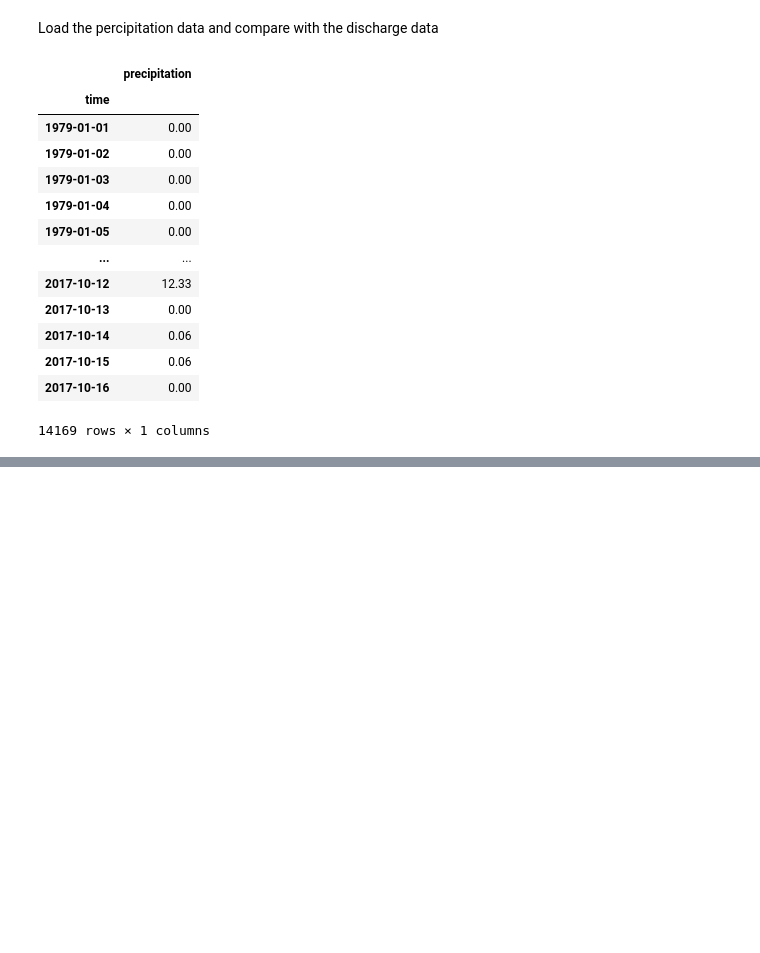
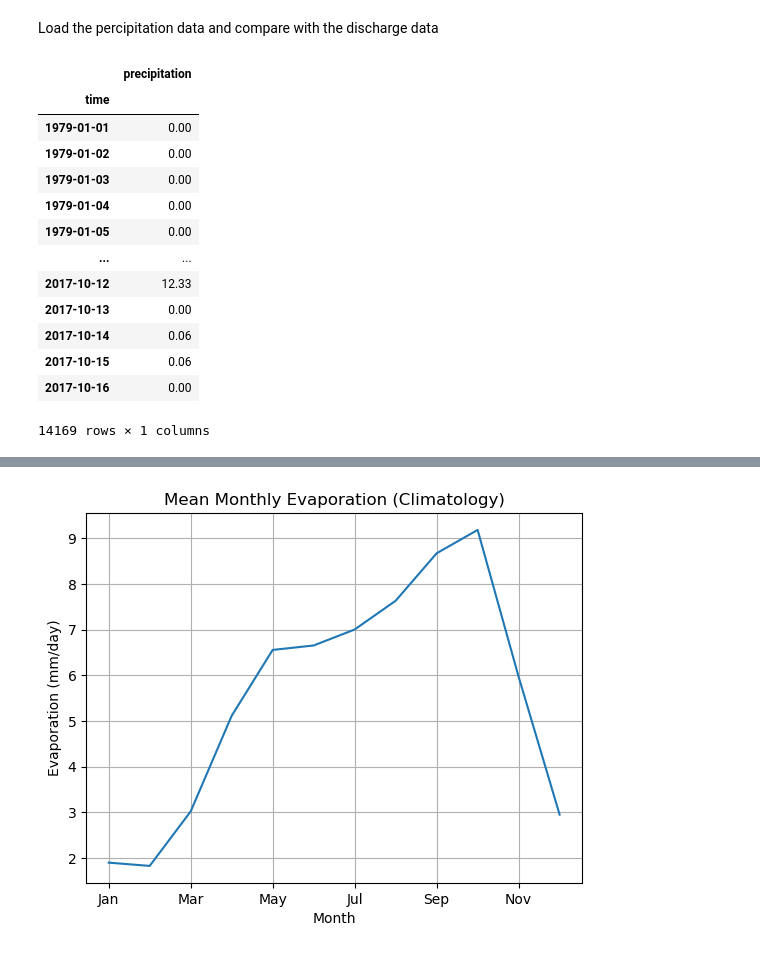
Before and after one commit to ehuistra/volta-case, a Jupyter notebook: Hydrological_and_climate_Data_analysis.ipynb, the cells around one changed output, grey strips where cells are left out. Cells and saved outputs as stored; diff of their text form; code cells hidden in the pictures; blank space fills up the shorter version.

Commit message:
all the evaporation files as a zip and an updated model

```diff
--- a/Hydrological_and_climate_Data_analysis.ipynb
+++ b/Hydrological_and_climate_Data_analysis.ipynb
@@ -389,0 +171,16 @@ KeyboardInterrupt:
+# %%
+df_evap1 = pd.read_csv("ERA5_evaporation_BlackVolta_fixed/ERA5_evaporation_BlackVolta_fixed1.csv", index_col=0, parse_dates=True)
+
+df_evap2 = pd.read_csv("ERA5_evaporation_BlackVolta_fixed/ERA5_evaporation_BlackVolta_fixed2.csv", index_col=0, parse_dates=True)
+
+df_evap3 = pd.read_csv("ERA5_evaporation_BlackVolta_fixed/ERA5_evaporation_BlackVolta_fixed3.csv", index_col=0, parse_dates=True)
+
+df_evap4 = pd.read_csv("ERA5_evaporation_BlackVolta_fixed/ERA5_evaporation_BlackVolta_fixed4.csv", index_col=0, parse_dates=True)
+
+df_evap5 = pd.read_csv("ERA5_evaporation_BlackVolta_fixed/ERA5_evaporation_BlackVolta_fixed5.csv", index_col=0, parse_dates=True)
+
+df_evap6 = pd.read_csv("ERA5_evaporation_BlackVolta_fixed/ERA5_evaporation_BlackVolta_fixed6.csv", index_col=0, parse_dates=True)
+
+df_evap7 = pd.read_csv("ERA5_evaporation_BlackVolta_fixed/ERA5_evaporation_BlackVolta_fixed7.csv", index_col=0, parse_dates=True)
+
+df_evap8 = pd.read_csv("ERA5_evaporation_BlackVolta_fixed/ERA5_evaporation_BlackVolta_fixed8.csv", index_col=0, parse_dates=True)
@@ -389,0 +218,64 @@ KeyboardInterrupt:
+# %%
+df_evap_daily = df_evap_time.resample("1D").sum()
+# %%
+
+df_evap_daily.index = pd.to_datetime(df_evap_daily.index)
+
+# ===============================
+# 1. Monthly climatology (average seasonal cycle)
+# ===============================
+monthly_evap = (
+    df_evap_daily
+    .groupby(df_evap_daily.index.month)["evap_mm"]
+    .mean()
+)
+
+# Replace month numbers with names
+monthly_evap.index = [
+    "Jan","Feb","Mar","Apr","May","Jun",
+    "Jul","Aug","Sep","Oct","Nov","Dec"
+]
+
+# ===============================
+# 2. Add month + season columns
+# ===============================
+df_evap_daily["month"] = df_evap_daily.index.month
+
+def get_season(month):
+    if month in [12,1,2]:
+        return "DJF"
+    elif month in [3,4,5]:
+        return "MAM"
+    elif month in [6,7,8]:
+        return "JJA"
+    else:
+        return "SON"
+
+df_evap_daily["season"] = df_evap_daily["month"].apply(get_season)
+
+# ===============================
+# 3. Seasonal averages
+# ===============================
+seasonal_means = (
+    df_evap_daily
+    .groupby("season")["evap_mm"]
+    .mean()
+    .reindex(["DJF","MAM","JJA","SON"])
+)
+
+
+plt.figure()
+monthly_evap.plot()
+plt.title("Mean Monthly Evaporation (Climatology)")
+plt.ylabel("Evaporation (mm/day)")
+plt.xlabel("Month")
+plt.grid(True)
+plt.show()
+
+print("\nMonthly climatology (mm/day):")
+print(monthly_evap)
+
+print("\nSeasonal means (mm/day):")
+print(seasonal_means)
+# %% [output]
+[figure, added]
```
Also changed, not shown: parts of 17 cells of this notebook, 1 other file.
